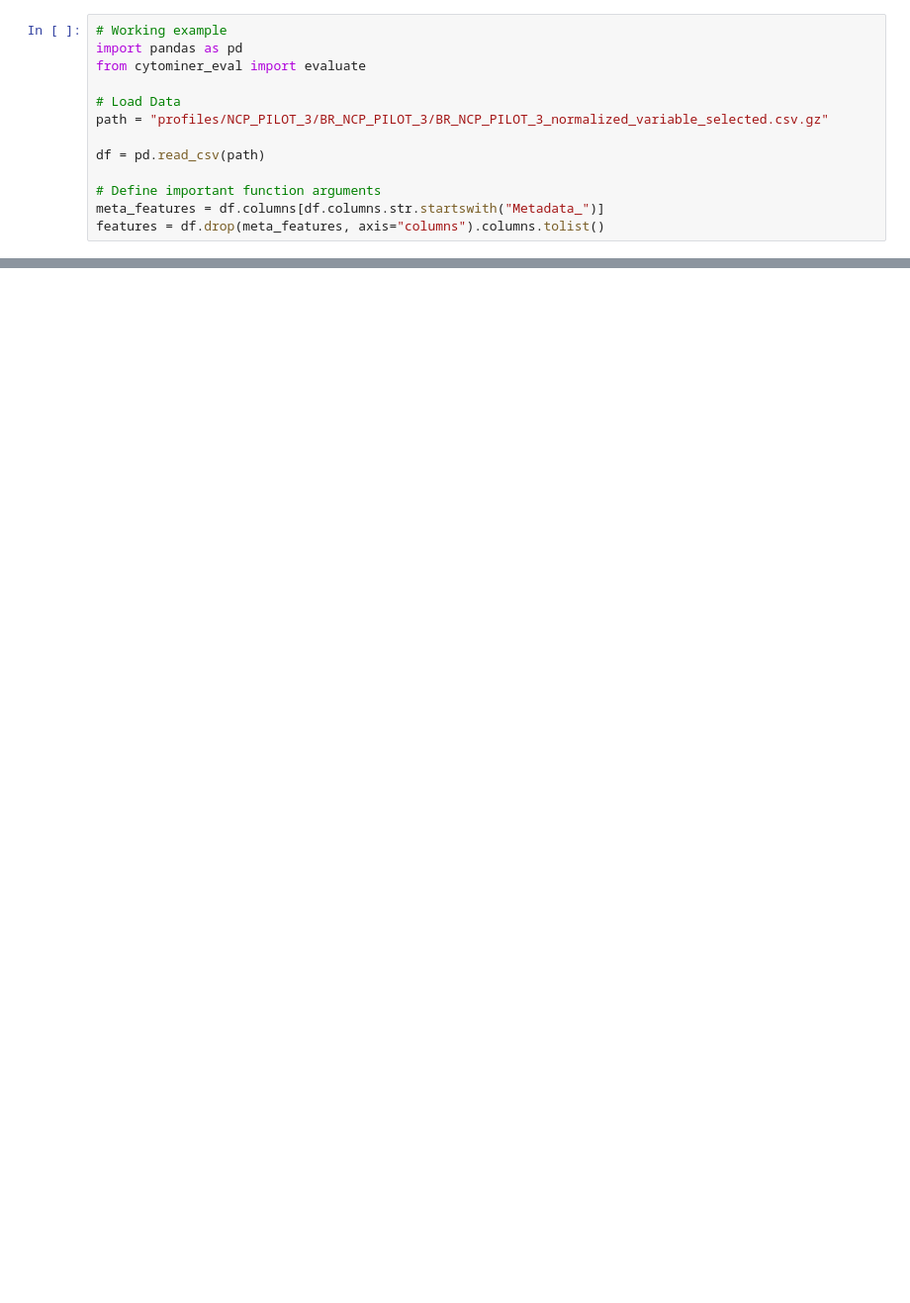
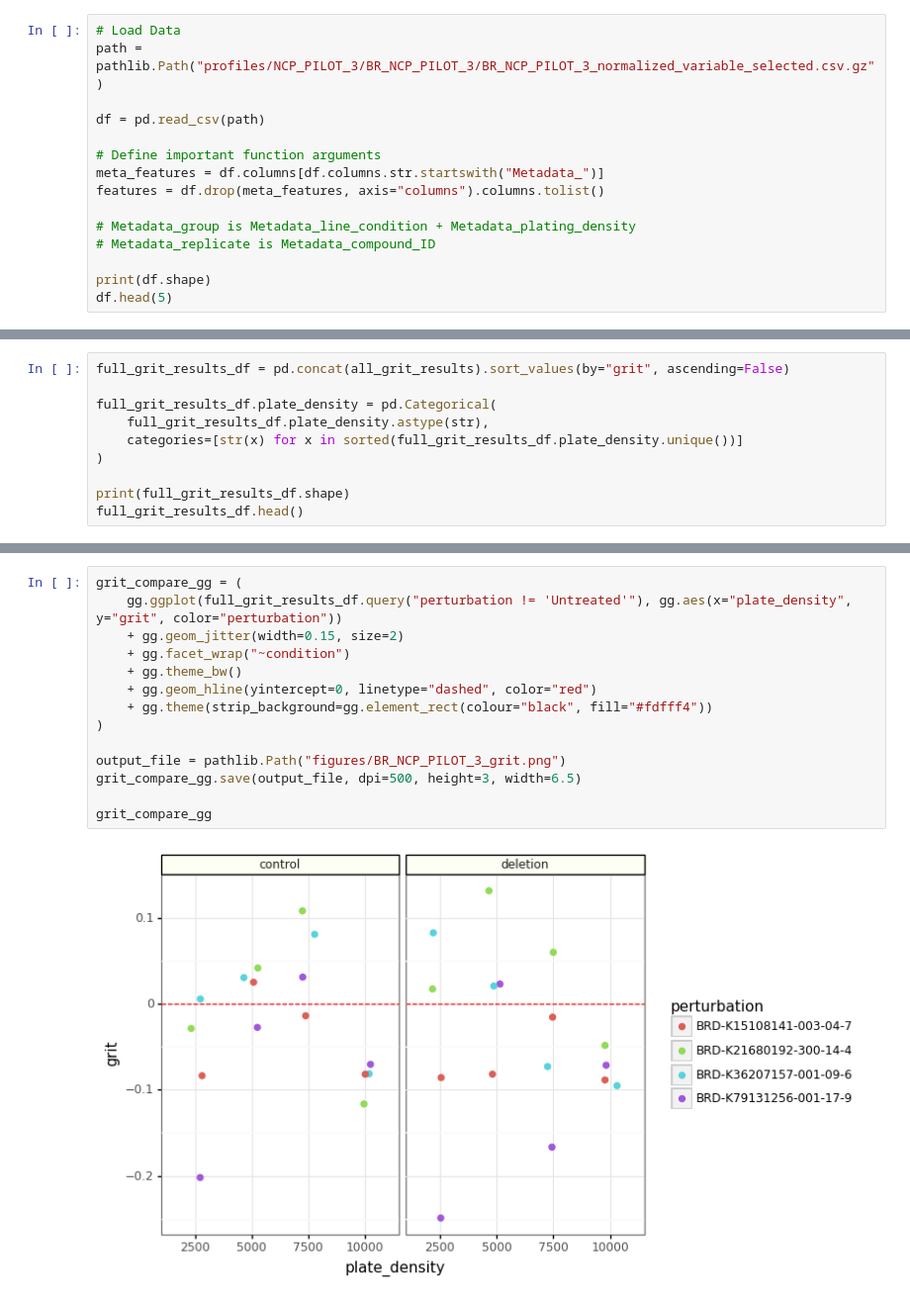
Before and after one commit to broadinstitute/NeuroPainting, a Jupyter notebook: 1.main-run-workflows/grit.ipynb, the cells around one changed output, grey strips where cells are left out. Shown at 99% size. Saved outputs shown, nothing was run; the diff lists cells and outputs as text; blank space fills up the shorter version.

Commit message:
update grit

```diff
--- a/1.main-run-workflows/grit.ipynb
+++ b/1.main-run-workflows/grit.ipynb
@@ -1,13 +7,15 @@
 # %%
-# Working example
-import pandas as pd
-from cytominer_eval import evaluate
-
 # Load Data
-path = "profiles/NCP_PILOT_3/BR_NCP_PILOT_3/BR_NCP_PILOT_3_normalized_variable_selected.csv.gz"
+path = pathlib.Path("profiles/NCP_PILOT_3/BR_NCP_PILOT_3/BR_NCP_PILOT_3_normalized_variable_selected.csv.gz")
 
 df = pd.read_csv(path)
 
 # Define important function arguments
 meta_features = df.columns[df.columns.str.startswith("Metadata_")]
 features = df.drop(meta_features, axis="columns").columns.tolist()
+
+# Metadata_group is Metadata_line_condition + Metadata_plating_density
+# Metadata_replicate is Metadata_compound_ID
+
+print(df.shape)
+df.head(5)
@@ -108,0 +57,10 @@ AssertionError: grit is calculated for each perturbation independently
+# %%
+full_grit_results_df = pd.concat(all_grit_results).sort_values(by="grit", ascending=False)
+
+full_grit_results_df.plate_density = pd.Categorical(
+    full_grit_results_df.plate_density.astype(str),
+    categories=[str(x) for x in sorted(full_grit_results_df.plate_density.unique())]
+)
+
+print(full_grit_results_df.shape)
+full_grit_results_df.head()
@@ -108,0 +75,16 @@ AssertionError: grit is calculated for each perturbation independently
+# %%
+grit_compare_gg = (
+    gg.ggplot(full_grit_results_df.query("perturbation != 'Untreated'"), gg.aes(x="plate_density", y="grit", color="perturbation"))
+    + gg.geom_jitter(width=0.15, size=2)
+    + gg.facet_wrap("~condition")
+    + gg.theme_bw()
+    + gg.geom_hline(yintercept=0, linetype="dashed", color="red")
+    + gg.theme(strip_background=gg.element_rect(colour="black", fill="#fdfff4"))
+)
+
+output_file = pathlib.Path("figures/BR_NCP_PILOT_3_grit.png")
+grit_compare_gg.save(output_file, dpi=500, height=3, width=6.5)
+
+grit_compare_gg
+# %% [output]
+[figure, added]
```
Also changed, not shown: parts of 9 cells of this notebook.
